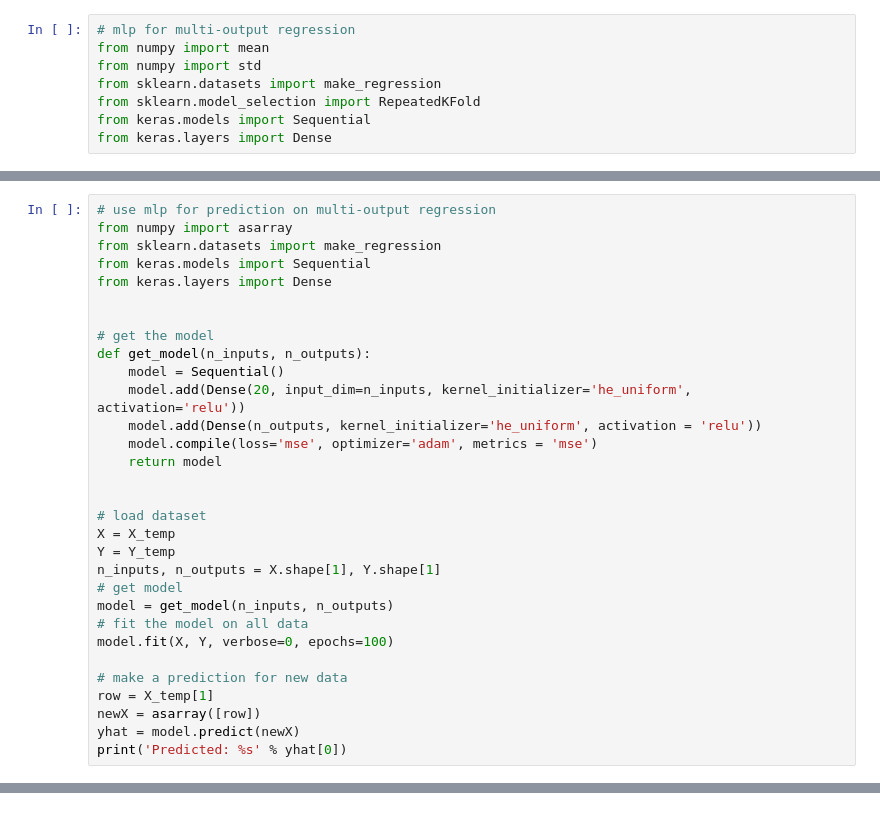
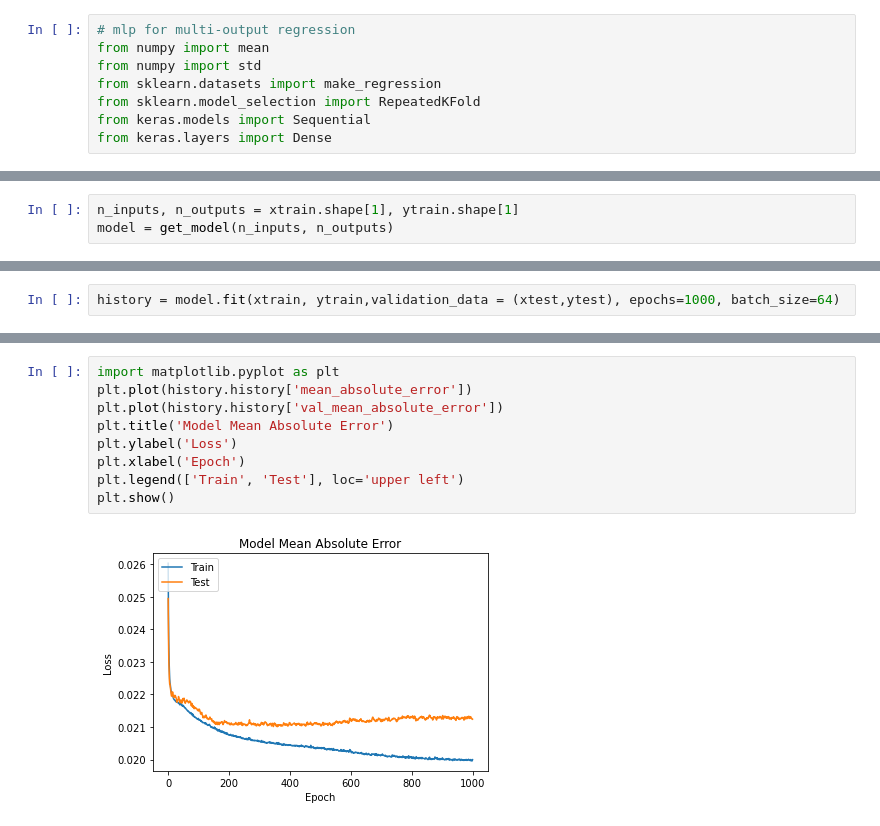
Before and after one commit to brianchirn/deep_learning, a Jupyter notebook: deep_learning_final_proj.ipynb, the cells around one changed output, grey strips where cells are left out. Cells and saved outputs as stored; diff of their text form.

```diff
--- a/deep_learning_final_proj.ipynb
+++ b/deep_learning_final_proj.ipynb
@@ -136,31 +125,0 @@ results
-# %%
-# use mlp for prediction on multi-output regression
-from numpy import asarray
-from sklearn.datasets import make_regression
-from keras.models import Sequential
-from keras.layers import Dense
-
-
-# get the model
-def get_model(n_inputs, n_outputs):
-	model = Sequential()
-	model.add(Dense(20, input_dim=n_inputs, kernel_initializer='he_uniform', activation='relu'))
-	model.add(Dense(n_outputs, kernel_initializer='he_uniform', activation = 'relu'))
-	model.compile(loss='mse', optimizer='adam', metrics = 'mse')
-	return model
-
-
-# load dataset
-X = X_temp
-Y = Y_temp
-n_inputs, n_outputs = X.shape[1], Y.shape[1]
-# get model
-model = get_model(n_inputs, n_outputs)
-# fit the model on all data
-model.fit(X, Y, verbose=0, epochs=100)
-
-# make a prediction for new data
-row = X_temp[1]
-newX = asarray([row])
-yhat = model.predict(newX)
-print('Predicted: %s' % yhat[0])
@@ -205,0 +126,3 @@ Epoch 500/500
+# %%
+n_inputs, n_outputs = xtrain.shape[1], ytrain.shape[1]
+model = get_model(n_inputs, n_outputs)
@@ -219,2 +154,4 @@ Trainable params: 19,906
 Non-trainable params: 0
 _________________________________________________________________
+# %%
+history = model.fit(xtrain, ytrain,validation_data = (xtest,ytest), epochs=1000, batch_size=64)
@@ -220,0 +176,11 @@ _________________________________________________________________
+# %%
+import matplotlib.pyplot as plt
+plt.plot(history.history['mean_absolute_error'])
+plt.plot(history.history['val_mean_absolute_error'])
+plt.title('Model Mean Absolute Error')
+plt.ylabel('Loss')
+plt.xlabel('Epoch')
+plt.legend(['Train', 'Test'], loc='upper left')
+plt.show()
+# %% [output]
+[figure, added]
```
Also changed, not shown: parts of 25 cells of this notebook.
